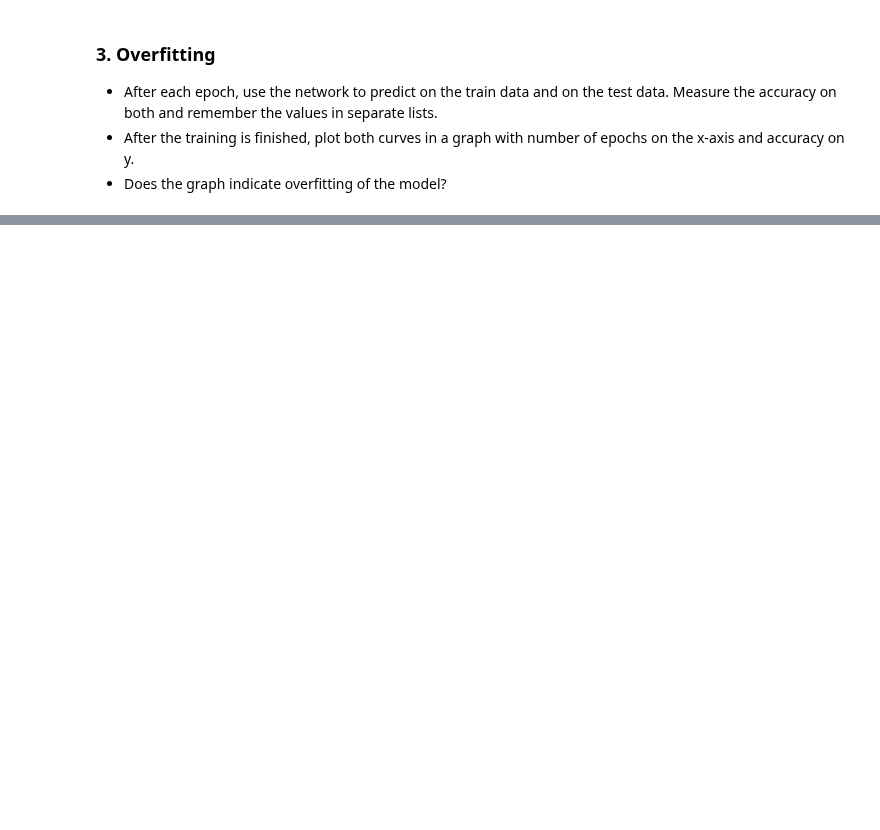
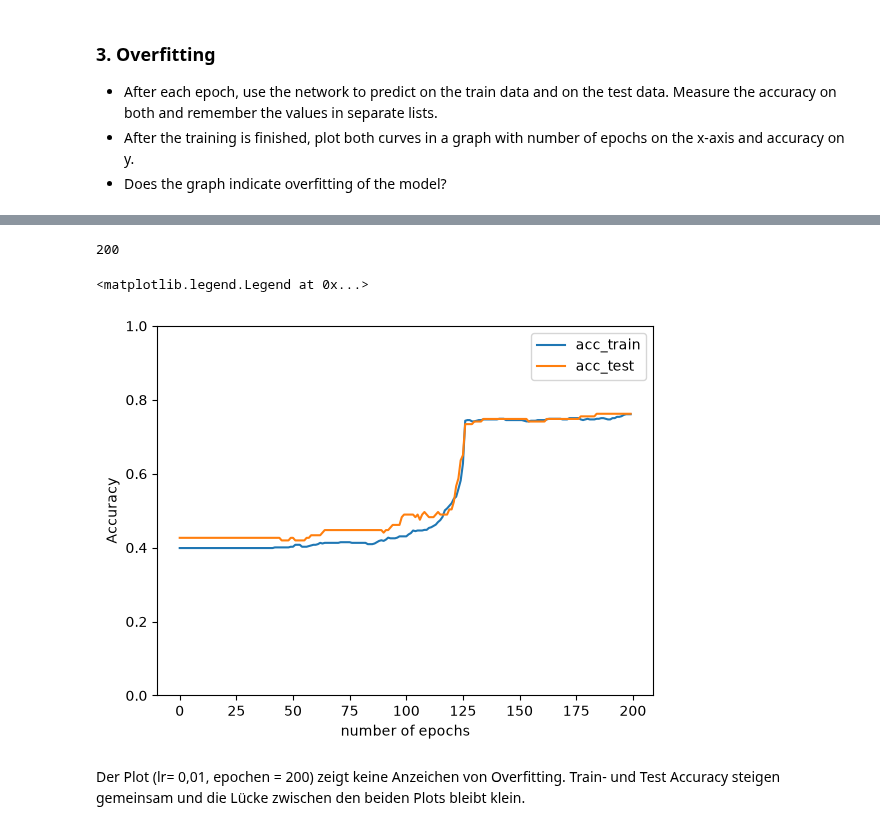
Before and after one commit to shirouuuu/ml2-ws26, a Jupyter notebook: 04_NeuralNets_PyTorch.ipynb, the cells around one changed output, grey strips where cells are left out. Saved outputs shown, nothing was run; the diff lists cells and outputs as text; code cells hidden in the pictures; blank space fills up the shorter version.

```diff
--- a/04_NeuralNets_PyTorch.ipynb
+++ b/04_NeuralNets_PyTorch.ipynb
@@ -213,3 +382,36 @@ tensor(8)
 - After each epoch, use the network to predict on the train data and on the test data. Measure the accuracy on both and remember the values in separate lists.
 - After the training is finished, plot both curves in a graph with number of epochs on the x-axis and accuracy on y.
 - Does the graph indicate overfitting of the model?
+# %%
+acc_train = []
+acc_test = []
+# %%
+from torch.nn import CrossEntropyLoss
+
+dnn = NeuralNetwork()
+dnn.to(device)
+dnn.train(True)
+
+no_epochs = 200
+learning_rate = 0.01
+
+loss_func = CrossEntropyLoss()
+optimizer = torch.optim.SGD(dnn.parameters(), lr=learning_rate)
+
+losses = []
+
+for epoch in range(no_epochs):
+
+    optimizer.zero_grad()
+    y_hat = dnn(train_x) # we predict on all data points (= batch gradient descent)
+
+    loss = loss_func(y_hat, train_y) # calculate the loss
+    loss.backward() # backpropagate the loss to calculate gradients
+    optimizer.step() # update the weights using these gradients
+
+    losses.append(loss.item())
+
+    eval_dnn(dnn, train_x, train_y, acc_train, print_acc=False)
+    eval_dnn(dnn, test_x, test_y, acc_test, print_acc=False)
+    if epoch % 20 == 0:
+        print(f"Loss in epoch {epoch} is {loss.item()}")
@@ -215,0 +429,19 @@ tensor(8)
+# %%
+len(acc_train)
+# %% [output]
+200
+# %%
+import matplotlib.pyplot as plt
+fig = plt.figure()
+plt.plot(range(0, no_epochs), acc_train, label="acc_train")
+plt.plot(range(0, no_epochs), acc_test, label="acc_test")
+plt.ylim(0, 1)
+
+plt.xlabel('number of epochs')
+plt.ylabel('Accuracy')
+plt.legend()
+# %% [output]
+<matplotlib.legend.Legend at 0x...>
+[figure, added]
+# %% [markdown]
+Der Plot (lr= 0,01, epochen = 200) zeigt keine Anzeichen von Overfitting. Train- und Test Accuracy steigen gemeinsam und die Lücke zwischen den beiden Plots bleibt klein.
```
Also changed, not shown: parts of 33 cells of this notebook.
